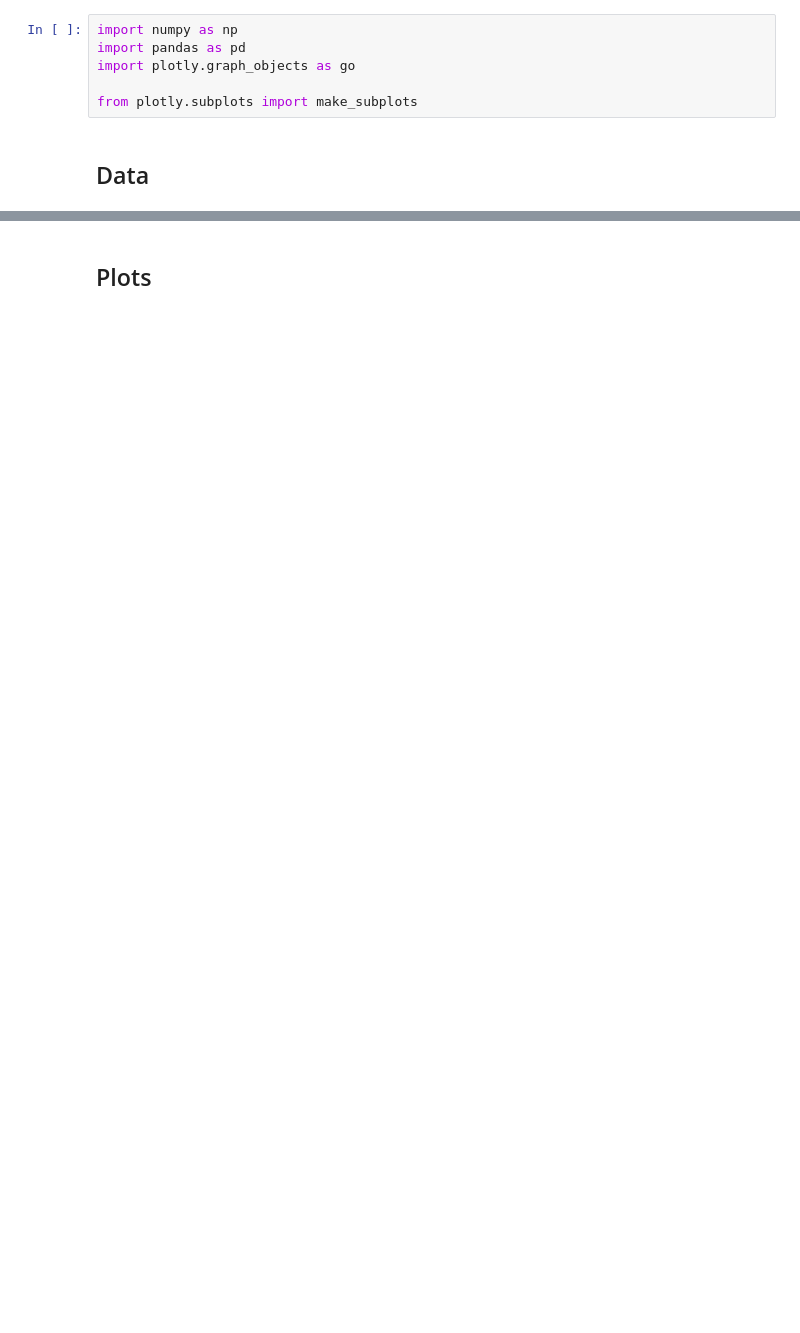
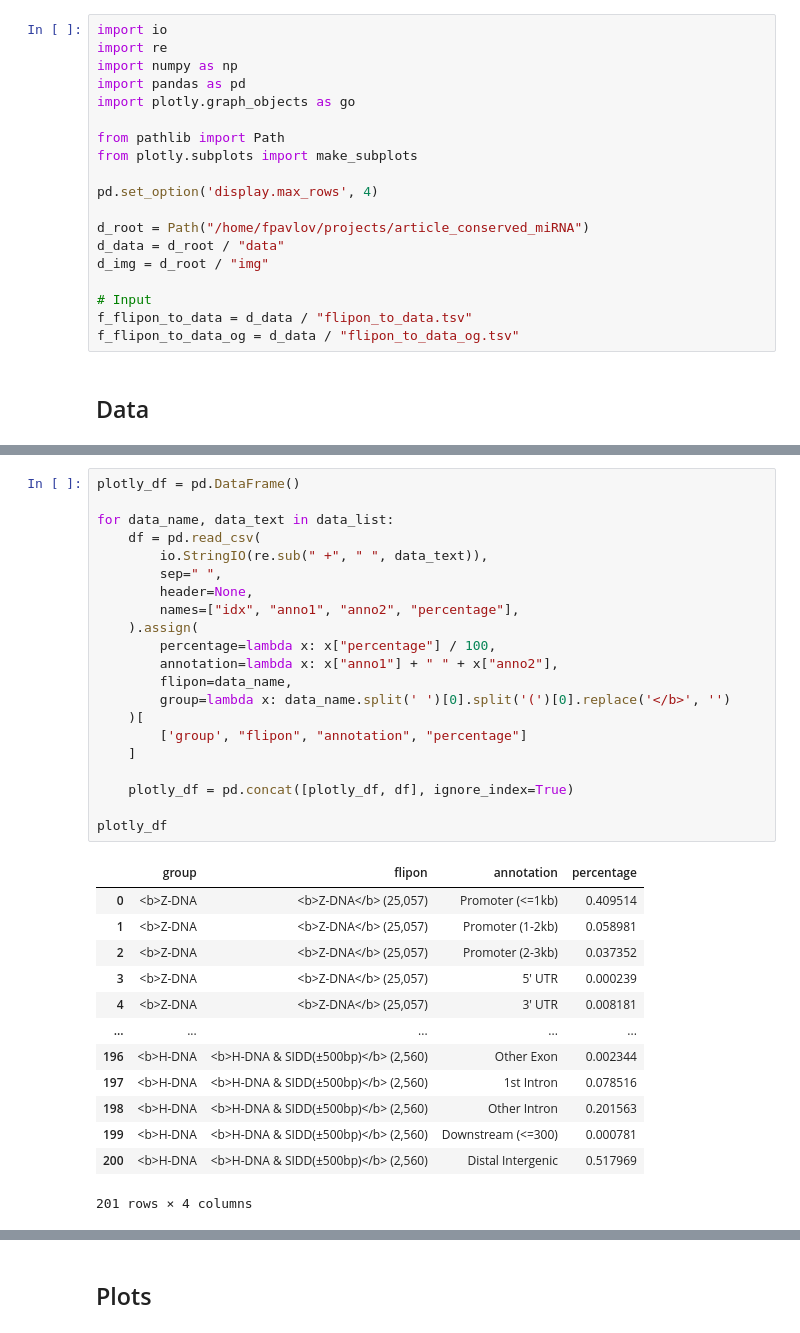
Before and after one commit to theopavlove/article_conserved_miRNA, a Jupyter notebook: notebooks/04_draw_pie_charts.ipynb, the cells around one changed output, grey strips where cells are left out. Saved outputs shown, nothing was run; the diff lists cells and outputs as text; blank space fills up the shorter version.

Commit message:
Upload genome browser data

```diff
--- a/notebooks/04_draw_pie_charts.ipynb
+++ b/notebooks/04_draw_pie_charts.ipynb
@@ -9,9 +3,22 @@ Requirement already satisfied: tenacity>=6.2.0 in /home/fpavlov/miniconda3/envs/
 # %%
+import io
+import re
 import numpy as np
 import pandas as pd
 import plotly.graph_objects as go
 
+from pathlib import Path
 from plotly.subplots import make_subplots
+
+pd.set_option('display.max_rows', 4)
+
+d_root = Path("/home/fpavlov/projects/article_conserved_miRNA")
+d_data = d_root / "data"
+d_img = d_root / "img"
+
+# Input
+f_flipon_to_data = d_data / "flipon_to_data.tsv"
+f_flipon_to_data_og = d_data / "flipon_to_data_og.tsv"
 # %% [markdown]
 ## Data
 # %%
@@ -290 +297,36 @@ len(data_list)
 20
+# %%
+plotly_df = pd.DataFrame()
+
+for data_name, data_text in data_list:
+    df = pd.read_csv(
+        io.StringIO(re.sub(" +", " ", data_text)),
+        sep=" ",
+        header=None,
+        names=["idx", "anno1", "anno2", "percentage"],
+    ).assign(
+        percentage=lambda x: x["percentage"] / 100,
+        annotation=lambda x: x["anno1"] + " " + x["anno2"],
+        flipon=data_name,
+        group=lambda x: data_name.split(' ')[0].split('(')[0].replace('</b>', '')
+    )[
+        ['group', "flipon", "annotation", "percentage"]
+    ]
+
+    plotly_df = pd.concat([plotly_df, df], ignore_index=True)
+
+plotly_df
+# %% [output]
+|  | group | flipon | annotation | percentage |
+| 0 | <b>Z-DNA | <b>Z-DNA</b> (25,057) | Promoter (<=1kb) | 0.409514 |
+| 1 | <b>Z-DNA | <b>Z-DNA</b> (25,057) | Promoter (1-2kb) | 0.058981 |
+| 2 | <b>Z-DNA | <b>Z-DNA</b> (25,057) | Promoter (2-3kb) | 0.037352 |
+| 3 | <b>Z-DNA | <b>Z-DNA</b> (25,057) | 5' UTR | 0.000239 |
+| 4 | <b>Z-DNA | <b>Z-DNA</b> (25,057) | 3' UTR | 0.008181 |
+| ... | ... | ... | ... | ... |
+| 196 | <b>H-DNA | <b>H-DNA & SIDD(±500bp)</b> (2,560) | Other Exon | 0.002344 |
+| 197 | <b>H-DNA | <b>H-DNA & SIDD(±500bp)</b> (2,560) | 1st Intron | 0.078516 |
+| 198 | <b>H-DNA | <b>H-DNA & SIDD(±500bp)</b> (2,560) | Other Intron | 0.201563 |
+| 199 | <b>H-DNA | <b>H-DNA & SIDD(±500bp)</b> (2,560) | Downstream (<=300) | 0.000781 |
+| 200 | <b>H-DNA | <b>H-DNA & SIDD(±500bp)</b> (2,560) | Distal Intergenic | 0.517969 |
+201 rows × 4 columns
```
Also changed, not shown: parts of 8 cells of this notebook, 40 other files.
